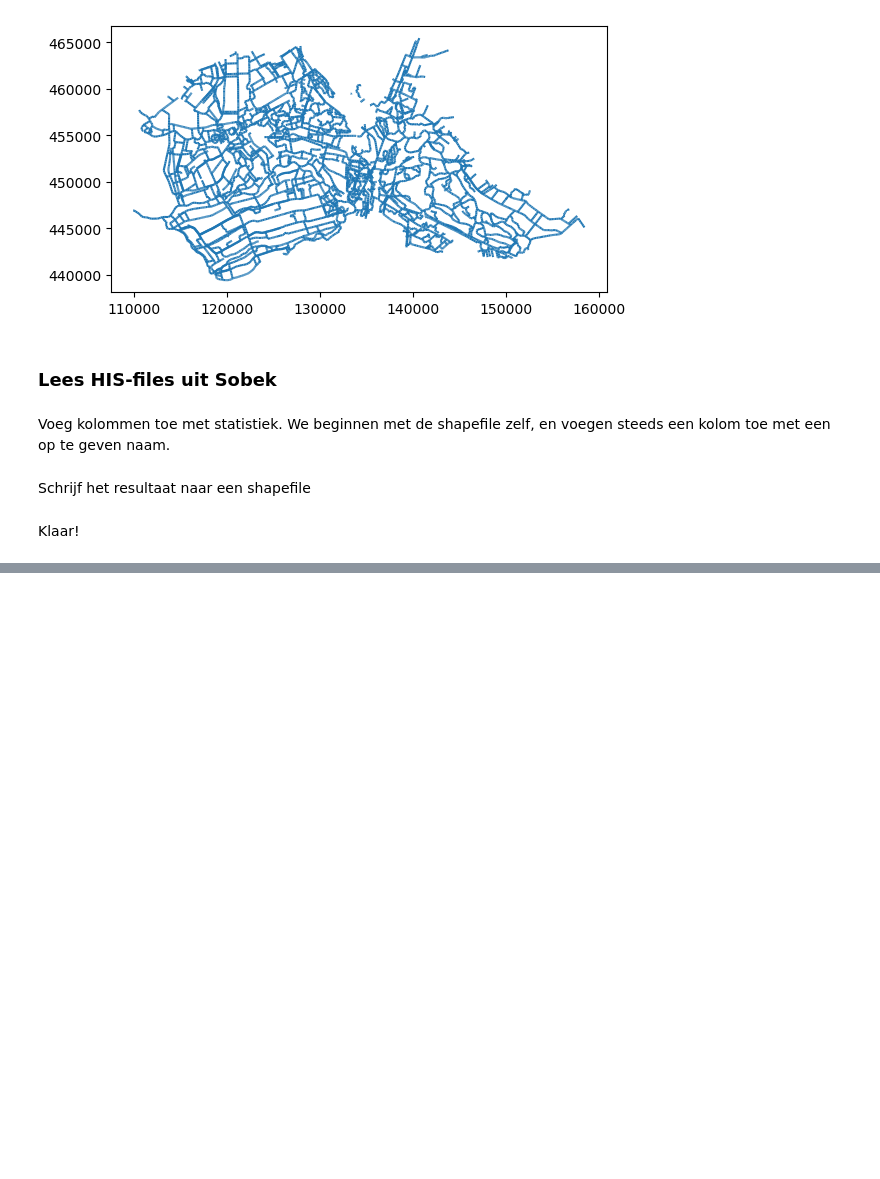
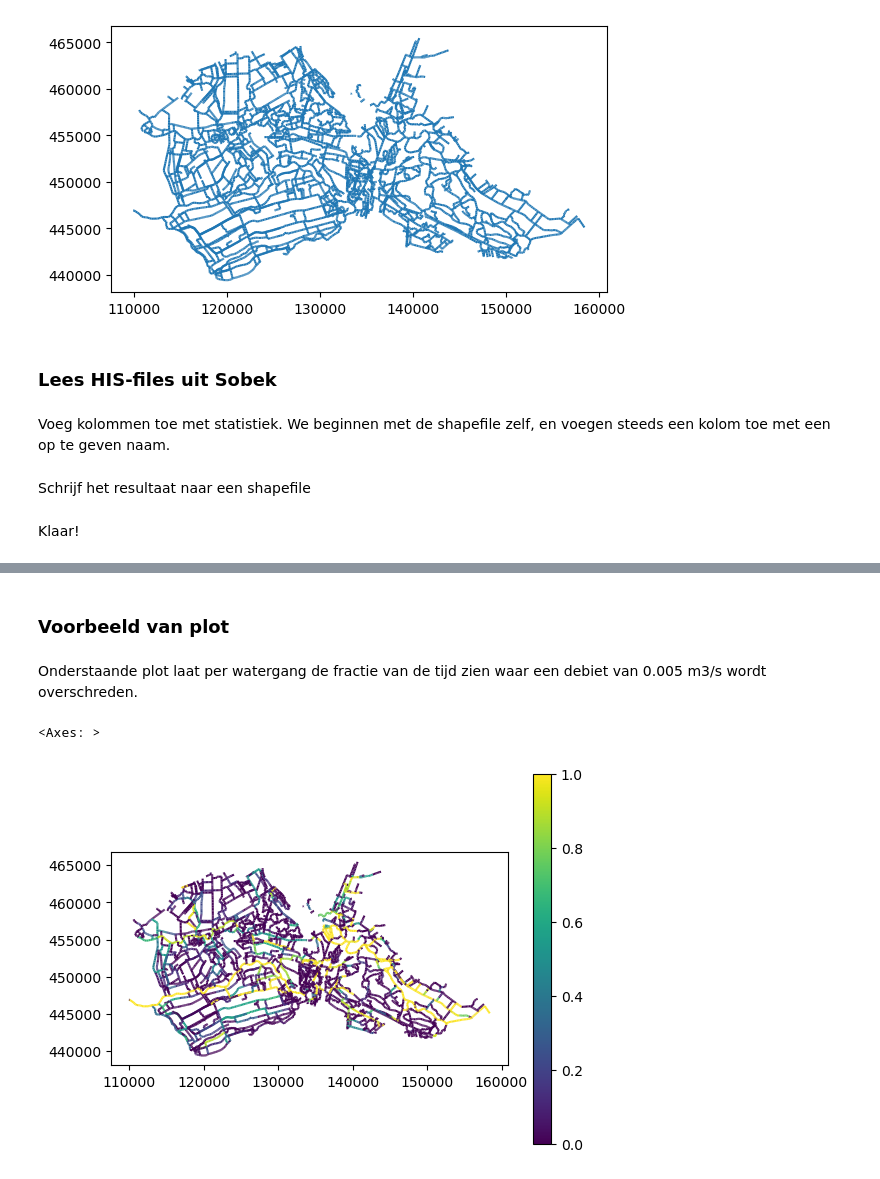
Before and after one commit to RuudHurkmans/hdsrhipy, a Jupyter notebook: notebooks/afleiden_debietstatistieken.ipynb, the cells around one changed output, grey strips where cells are left out. Cells and saved outputs as stored; diff of their text form; code cells hidden in the pictures; blank space fills up the shorter version.

Commit message:
added plot to notebook

```diff
--- a/notebooks/afleiden_debietstatistieken.ipynb
+++ b/notebooks/afleiden_debietstatistieken.ipynb
@@ -121,0 +142,9 @@ Klaar!
+# %% [markdown]
+### Voorbeeld van plot
+# %% [markdown]
+Onderstaande plot laat per watergang de fractie van de tijd zien waar een debiet van 0.005 m3/s wordt overschreden.
+# %%
+output.plot('REx5-9_005', legend=True)
+# %% [output]
+<Axes: >
+[figure, added]
```
Also changed, not shown: parts of 2 cells of this notebook.
